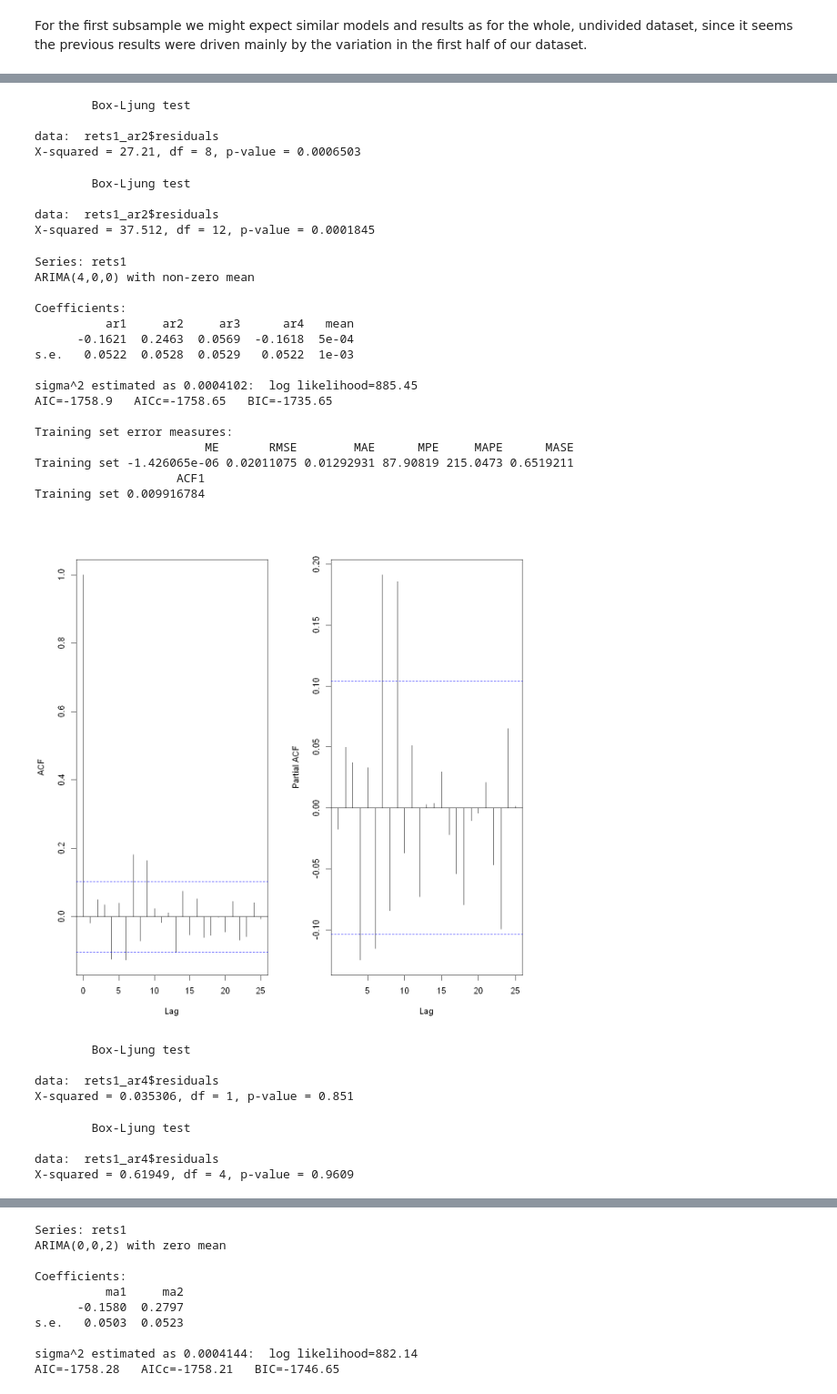
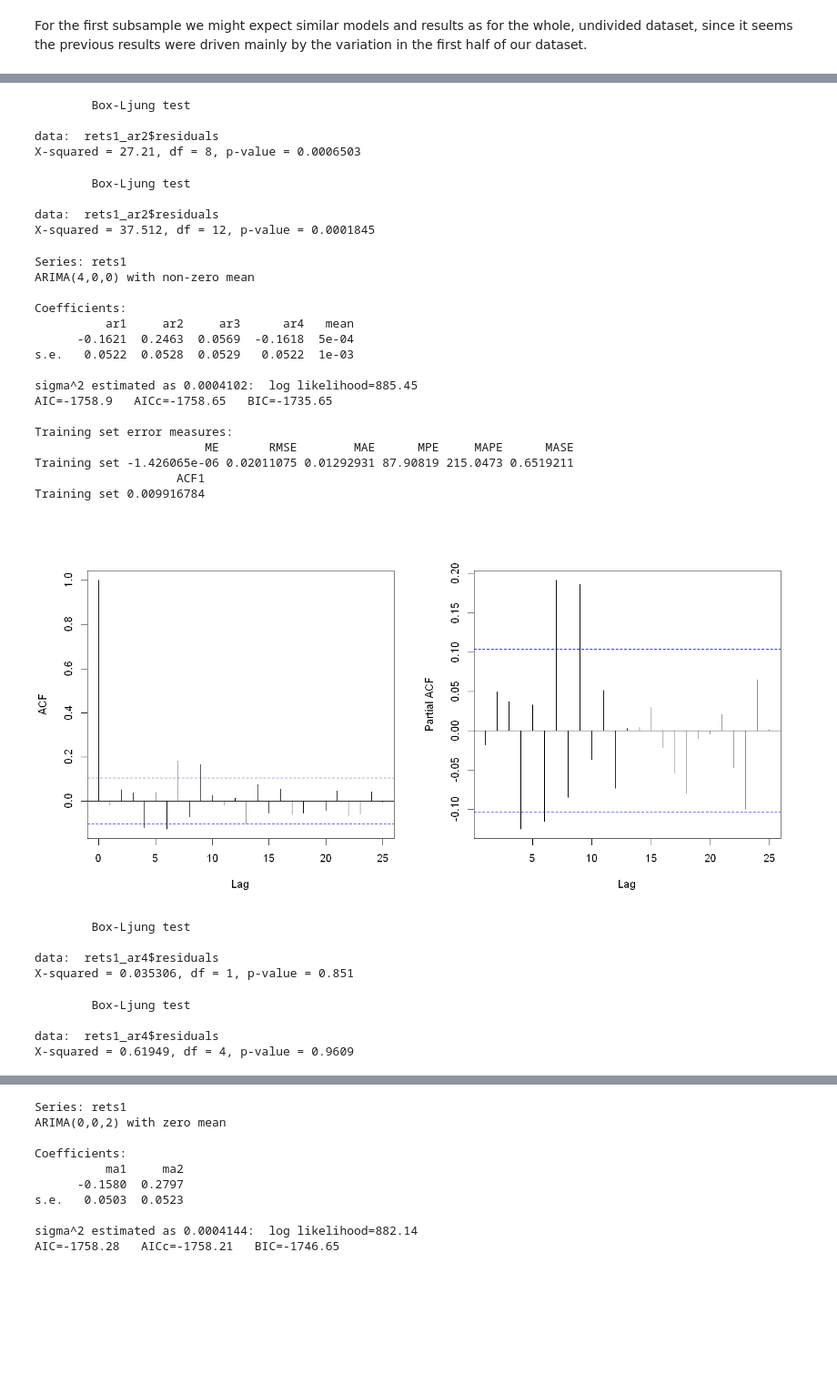
Before and after one commit to hawk-s/Financial_Econometrics, a Jupyter notebook: HA2/HA2_P2.ipynb, the cells around one changed output, grey strips where cells are left out. Shown: that part at 91% size. Drawn from its saved outputs; the diff is of its cells as text; code cells hidden in the pictures; blank space fills up the shorter version.

```diff
--- a/HA2/HA2_P2.ipynb
+++ b/HA2/HA2_P2.ipynb
@@ -724,6 +712,8 @@ On the other hand the first part of the data seems to be appropriate for modelli
 # %% [markdown]
 For the first subsample we might expect similar models and results as for the whole, undivided dataset, since it seems the previous results were driven mainly by the variation in the first half of our dataset.
 # %%
+options(repr.plot.width = 12, repr.plot.height = 6)
+
 # ar2
 library(forecast)
 rets1_ar2 <- Arima(rets1, order = c(2, 0, 0))
@@ -822,34 +812,34 @@ Training set -0.01758718
 data:  rets1_ar2$residuals
 X-squared = 0.11104, df = 1, p-value = 0.739
         Box-Ljung test
 
 data:  rets1_ar2$residuals
 X-squared = 6.9395, df = 4, p-value = 0.1391
         Box-Ljung test
 
 data:  rets1_ar2$residuals
 X-squared = 27.21, df = 8, p-value = 0.0006503
         Box-Ljung test
 
 data:  rets1_ar2$residuals
 X-squared = 37.512, df = 12, p-value = 0.0001845
 Series: rets1
 ARIMA(4,0,0) with non-zero mean
 
 Coefficients:
           ar1     ar2     ar3      ar4   mean
       -0.1621  0.2463  0.0569  -0.1618  5e-04
 s.e.   0.0522  0.0528  0.0529   0.0522  1e-03
 
 sigma^2 estimated as 0.0004102:  log likelihood=885.45
 AIC=-1758.9   AICc=-1758.65   BIC=-1735.65
 
 Training set error measures:
                         ME       RMSE        MAE      MPE     MAPE      MASE
 Training set -1.426065e-06 0.02011075 0.01292931 87.90819 215.0473 0.6519211
                     ACF1
 Training set 0.009916784
-[figure, old version]
+[figure, new version]
         Box-Ljung test
 
 data:  rets1_ar4$residuals
```
Also changed, not shown: parts of 10 cells of this notebook.
